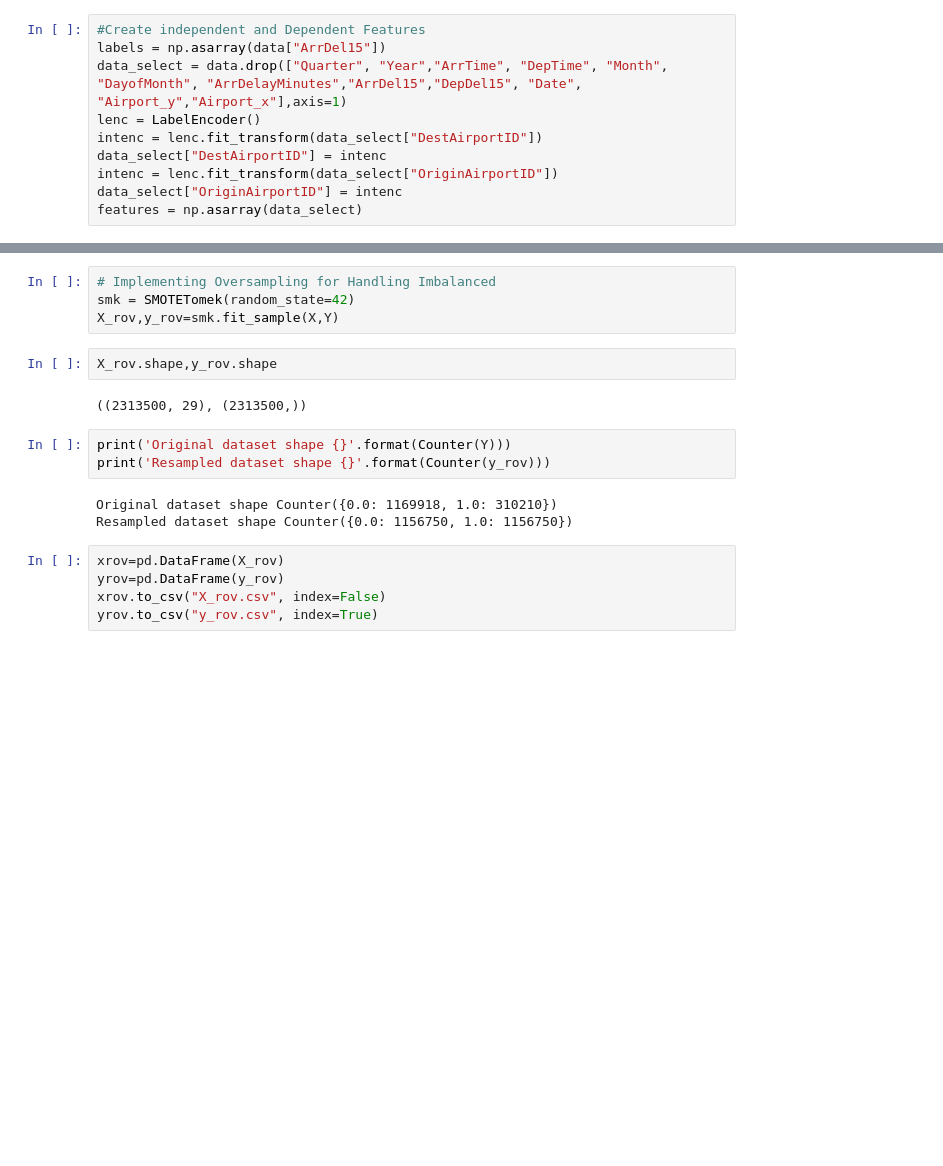
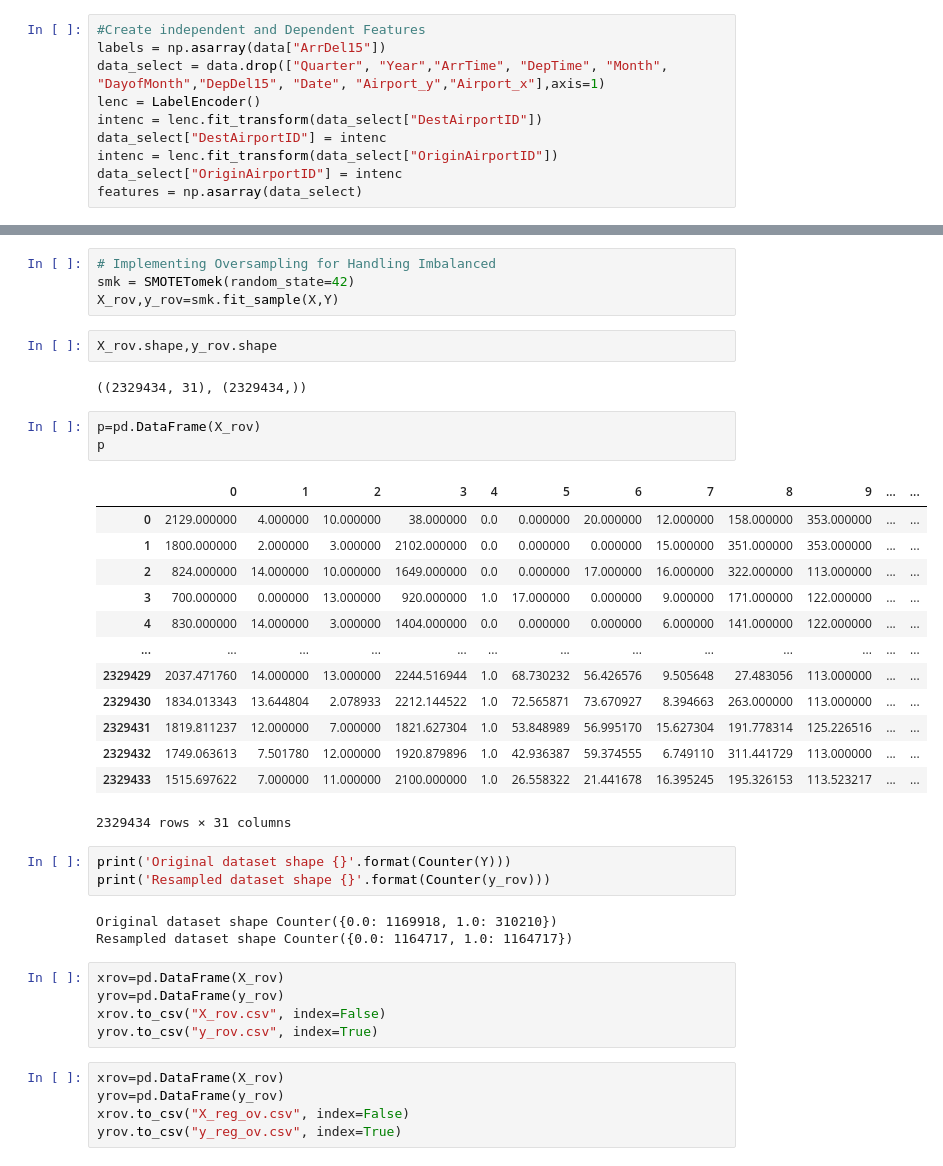
Before and after one commit to AMVamsi/Flight_Delay_Prediction, a Jupyter notebook: Sampling.ipynb, the cells around one changed output, grey strips where cells are left out. Cells and saved outputs as stored; diff of their text form; blank space fills up the shorter version.

```diff
--- a/Sampling.ipynb
+++ b/Sampling.ipynb
@@ -153,7 +158,7 @@ data = pd.read_csv('/Users/msml/Vamsi/SF/SF_Projects/FINAL.csv')
 # %%
 #Create independent and Dependent Features
 labels = np.asarray(data["ArrDel15"])
-data_select = data.drop(["Quarter", "Year","ArrTime", "DepTime", "Month", "DayofMonth", "ArrDelayMinutes","ArrDel15","DepDel15", "Date", "Airport_y","Airport_x"],axis=1)
+data_select = data.drop(["Quarter", "Year","ArrTime", "DepTime", "Month", "DayofMonth","DepDel15", "Date", "Airport_y","Airport_x"],axis=1)
 lenc = LabelEncoder()
 intenc = lenc.fit_transform(data_select["DestAirportID"])
 data_select["DestAirportID"] = intenc
@@ -206,15 +210,37 @@ X_rov,y_rov=smk.fit_sample(X,Y)
 # %%
 X_rov.shape,y_rov.shape
 # %% [output]
-((2313500, 29), (2313500,))
+((2329434, 31), (2329434,))
+# %%
+p=pd.DataFrame(X_rov)
+p
+# %% [output]
+|  | 0 | 1 | 2 | 3 | 4 | 5 | 6 | 7 | 8 | 9 | ... | ... |
+| 0 | 2129.000000 | 4.000000 | 10.000000 | 38.000000 | 0.0 | 0.000000 | 20.000000 | 12.000000 | 158.000000 | 353.000000 | ... | ... |
+| 1 | 1800.000000 | 2.000000 | 3.000000 | 2102.000000 | 0.0 | 0.000000 | 0.000000 | 15.000000 | 351.000000 | 353.000000 | ... | ... |
+| 2 | 824.000000 | 14.000000 | 10.000000 | 1649.000000 | 0.0 | 0.000000 | 17.000000 | 16.000000 | 322.000000 | 113.000000 | ... | ... |
+| 3 | 700.000000 | 0.000000 | 13.000000 | 920.000000 | 1.0 | 17.000000 | 0.000000 | 9.000000 | 171.000000 | 122.000000 | ... | ... |
+| 4 | 830.000000 | 14.000000 | 3.000000 | 1404.000000 | 0.0 | 0.000000 | 0.000000 | 6.000000 | 141.000000 | 122.000000 | ... | ... |
+| ... | ... | ... | ... | ... | ... | ... | ... | ... | ... | ... | ... | ... |
+| 2329429 | 2037.471760 | 14.000000 | 13.000000 | 2244.516944 | 1.0 | 68.730232 | 56.426576 | 9.505648 | 27.483056 | 113.000000 | ... | ... |
+| 2329430 | 1834.013343 | 13.644804 | 2.078933 | 2212.144522 | 1.0 | 72.565871 | 73.670927 | 8.394663 | 263.000000 | 113.000000 | ... | ... |
+| 2329431 | 1819.811237 | 12.000000 | 7.000000 | 1821.627304 | 1.0 | 53.848989 | 56.995170 | 15.627304 | 191.778314 | 125.226516 | ... | ... |
+| 2329432 | 1749.063613 | 7.501780 | 12.000000 | 1920.879896 | 1.0 | 42.936387 | 59.374555 | 6.749110 | 311.441729 | 113.000000 | ... | ... |
+| 2329433 | 1515.697622 | 7.000000 | 11.000000 | 2100.000000 | 1.0 | 26.558322 | 21.441678 | 16.395245 | 195.326153 | 113.523217 | ... | ... |
+2329434 rows × 31 columns
 # %%
 print('Original dataset shape {}'.format(Counter(Y)))
 print('Resampled dataset shape {}'.format(Counter(y_rov)))
 # %% [output]
 Original dataset shape Counter({0.0: 1169918, 1.0: 310210})
-Resampled dataset shape Counter({0.0: 1156750, 1.0: 1156750})
+Resampled dataset shape Counter({0.0: 1164717, 1.0: 1164717})
 # %%
 xrov=pd.DataFrame(X_rov)
 yrov=pd.DataFrame(y_rov)
 xrov.to_csv("X_rov.csv", index=False)
 yrov.to_csv("y_rov.csv", index=True)
+# %%
+xrov=pd.DataFrame(X_rov)
+yrov=pd.DataFrame(y_rov)
+xrov.to_csv("X_reg_ov.csv", index=False)
+yrov.to_csv("y_reg_ov.csv", index=True)
```
Also changed, not shown: parts of 8 cells of this notebook.
